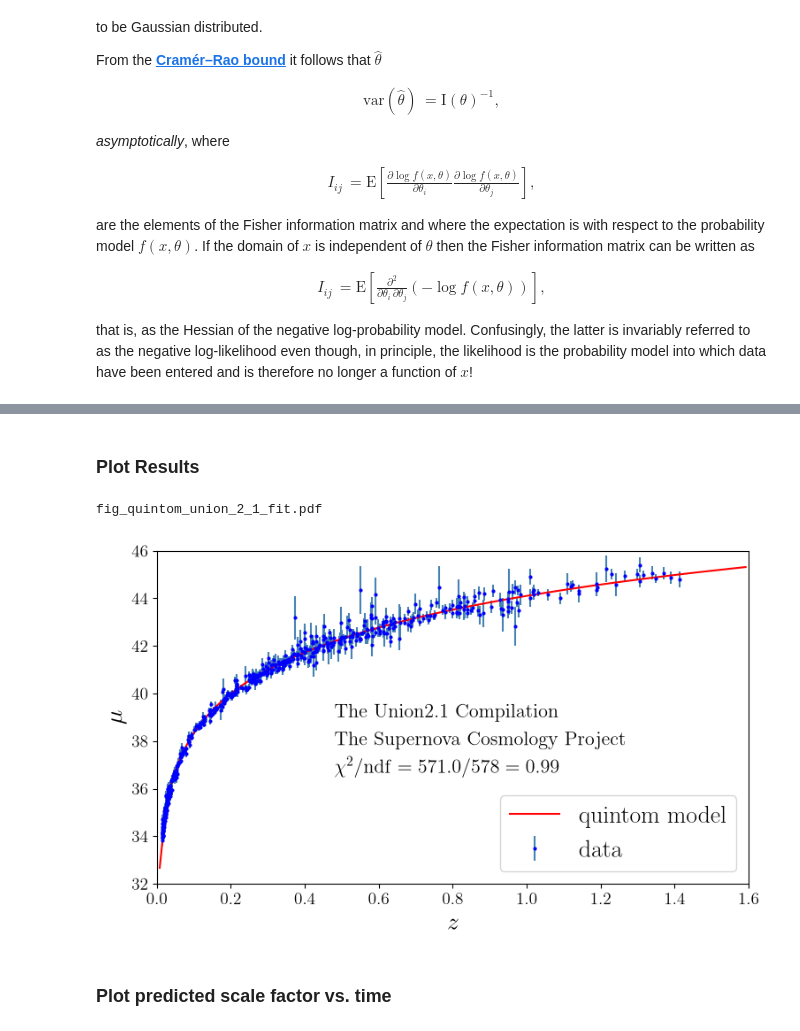
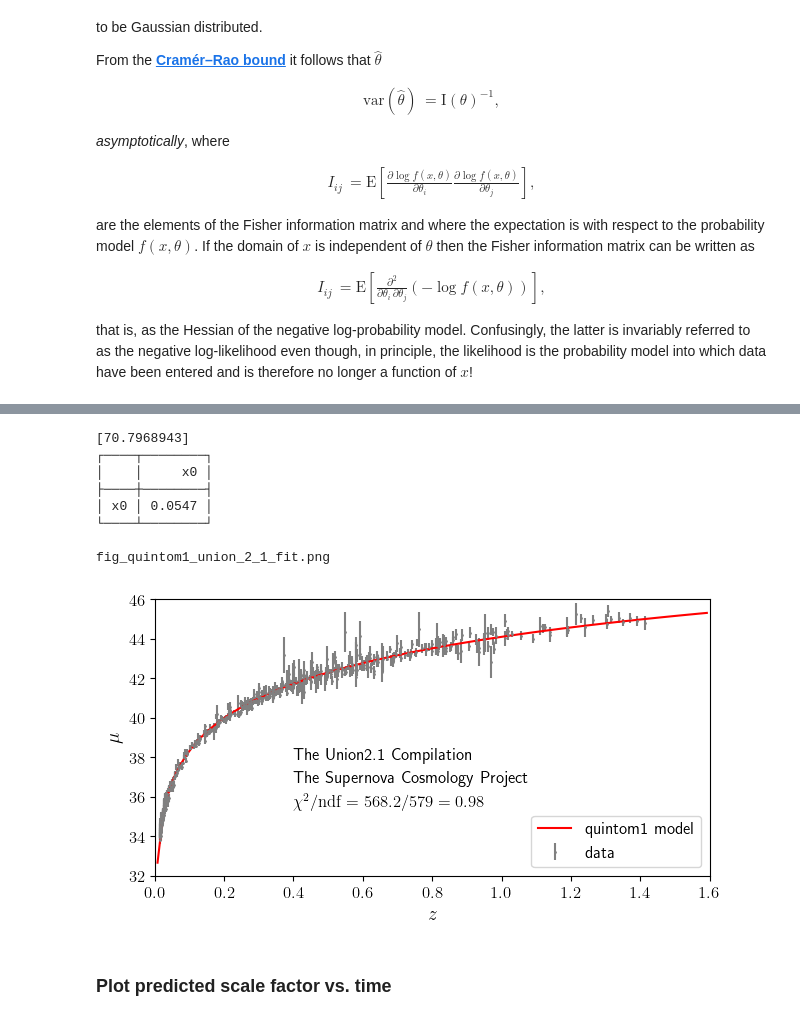
Before and after one commit to hbprosper/type1afit, a Jupyter notebook: type1afit.ipynb, the cells around one changed output, grey strips where cells are left out. Saved outputs shown, nothing was run; the diff lists cells and outputs as text; code cells hidden in the pictures.

```diff
--- a/type1afit.ipynb
+++ b/type1afit.ipynb
@@ -452,10 +311,19 @@ fig_quintom_580.pdf
-# %% [markdown]
-### Plot Results
-# %%
-plot_data(bag, nll)
-# %% [output]
-fig_quintom_union_2_1_fit.pdf
-[figure, removed]
+# %%
+bag.results = im.minimize(nll, bag.model.param, args=(bag,))
+print(bag.model.param)
+print(bag.results.hess_inv)
+
+plot_data(bag, nll)
+# %% [output]
+[70.7968943]
+┌────┬────────┐
+│    │     x0 │
+├────┼────────┤
+│ x0 │ 0.0547 │
+└────┴────────┘
+
+fig_quintom1_union_2_1_fit.png
+[figure, added]
 # %% [markdown]
 ### Plot predicted scale factor vs. time
 # %%
```
Also changed, not shown: parts of 19 cells of this notebook, 2 other files.
